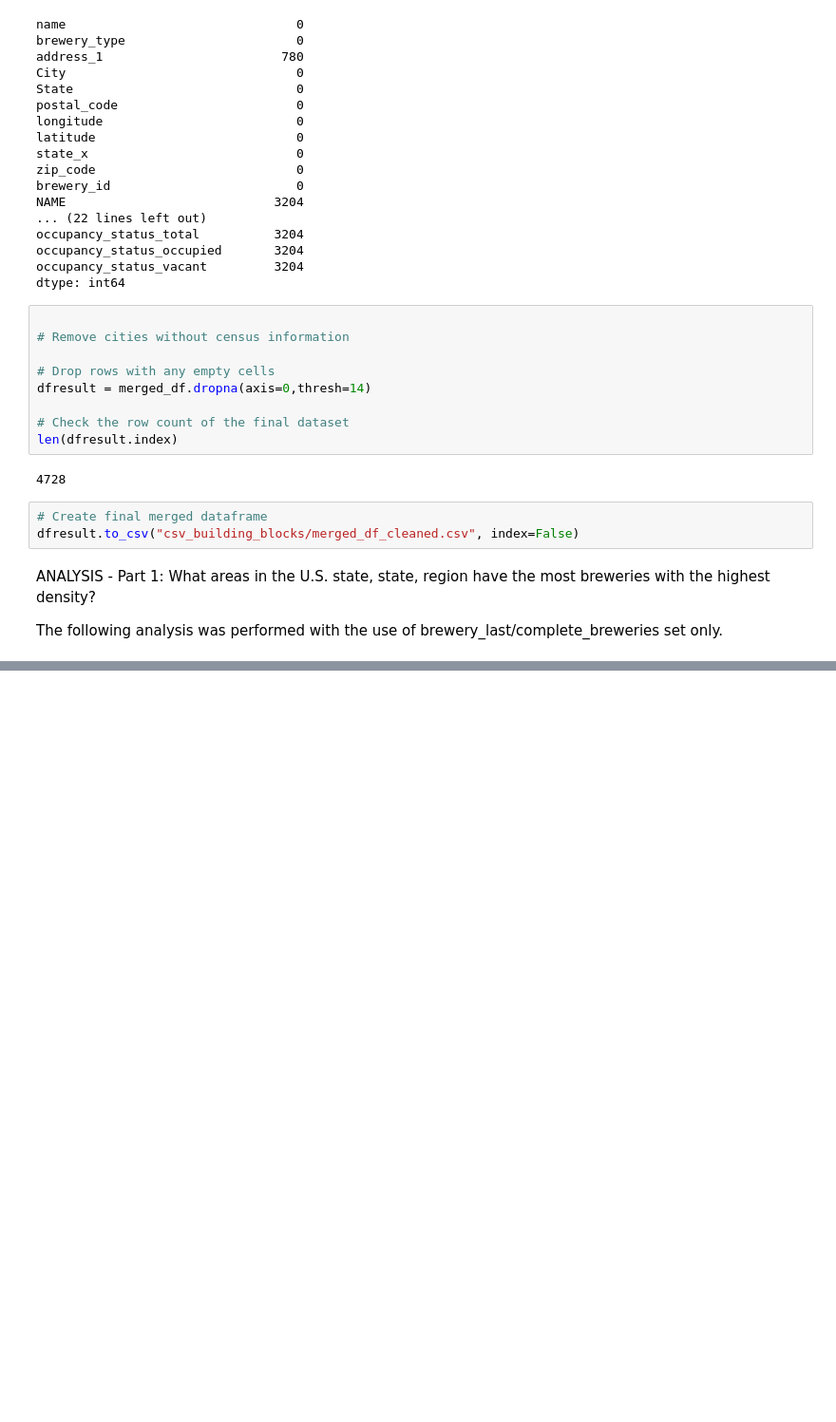
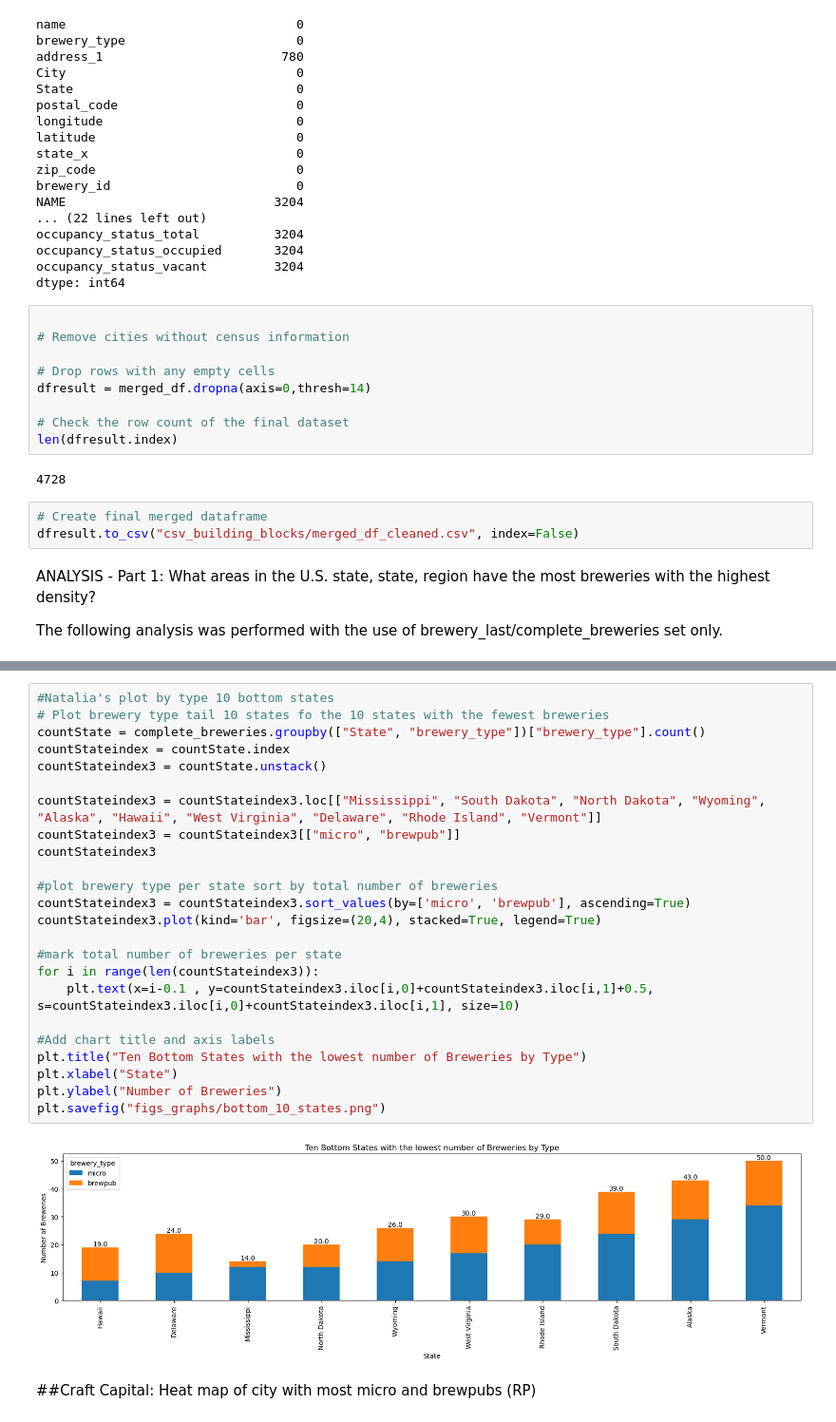
Before and after one commit to rpatel9877/project1, a Jupyter notebook: stoutistics_brew.ipynb, the cells around one changed output, grey strips where cells are left out. Shown at 95% size. Drawn from its saved outputs; the diff is of its cells as text; blank space fills up the shorter version.

```diff
--- a/stoutistics_brew.ipynb
+++ b/stoutistics_brew.ipynb
@@ -624,0 +656,28 @@ plt.show()
+# %%
+#Natalia's plot by type 10 bottom states
+# Plot brewery type tail 10 states fo the 10 states with the fewest breweries
+countState = complete_breweries.groupby(["State", "brewery_type"])["brewery_type"].count()
+countStateindex = countState.index
+countStateindex3 = countState.unstack()
+
+countStateindex3 = countStateindex3.loc[["Mississippi", "South Dakota", "North Dakota", "Wyoming", "Alaska", "Hawaii", "West Virginia", "Delaware", "Rhode Island", "Vermont"]]
+countStateindex3 = countStateindex3[["micro", "brewpub"]]
+countStateindex3
+
+#plot brewery type per state sort by total number of breweries
+countStateindex3 = countStateindex3.sort_values(by=['micro', 'brewpub'], ascending=True)
+countStateindex3.plot(kind='bar', figsize=(20,4), stacked=True, legend=True)
+
+#mark total number of breweries per state
+for i in range(len(countStateindex3)):
+    plt.text(x=i-0.1 , y=countStateindex3.iloc[i,0]+countStateindex3.iloc[i,1]+0.5, s=countStateindex3.iloc[i,0]+countStateindex3.iloc[i,1], size=10)
+
+#Add chart title and axis labels
+plt.title("Ten Bottom States with the lowest number of Breweries by Type")
+plt.xlabel("State")
+plt.ylabel("Number of Breweries")
+plt.savefig("figs_graphs/bottom_10_states.png")
+# %% [output]
+[figure, added]
+# %% [markdown]
+##Craft Capital: Heat map of city with most micro and brewpubs (RP)
```
Also changed, not shown: parts of 5 cells of this notebook, 5 other files.
